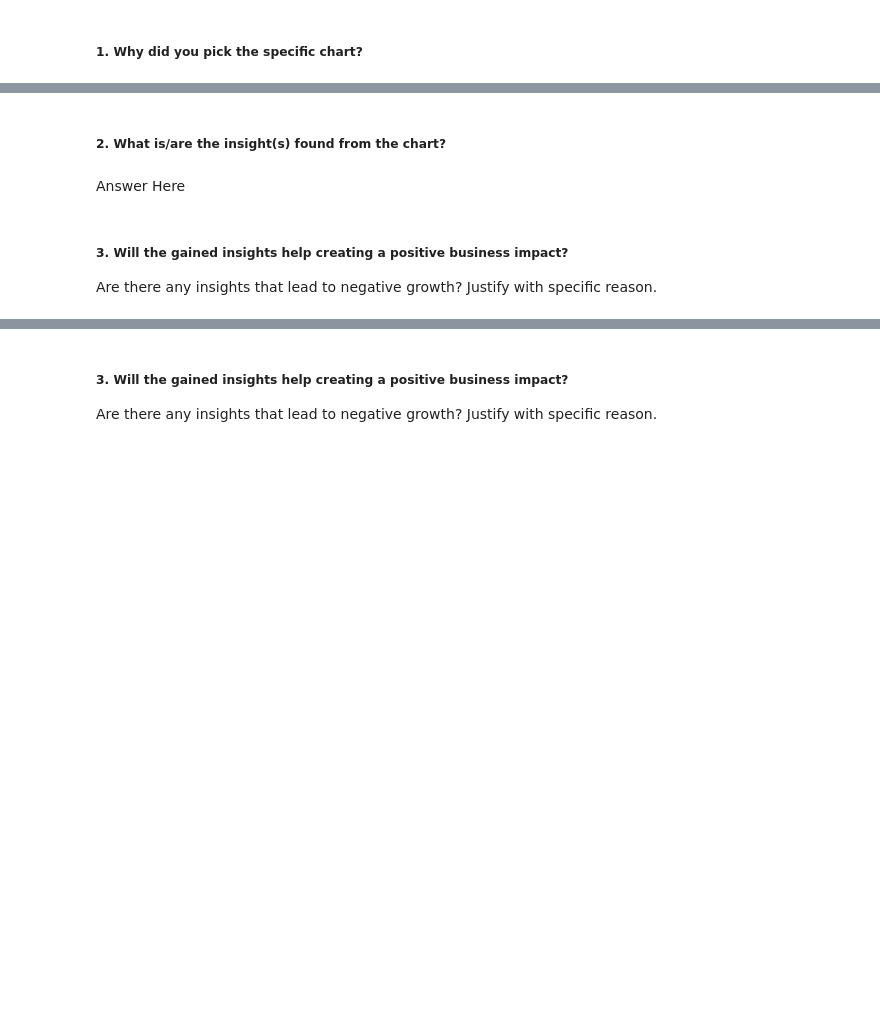
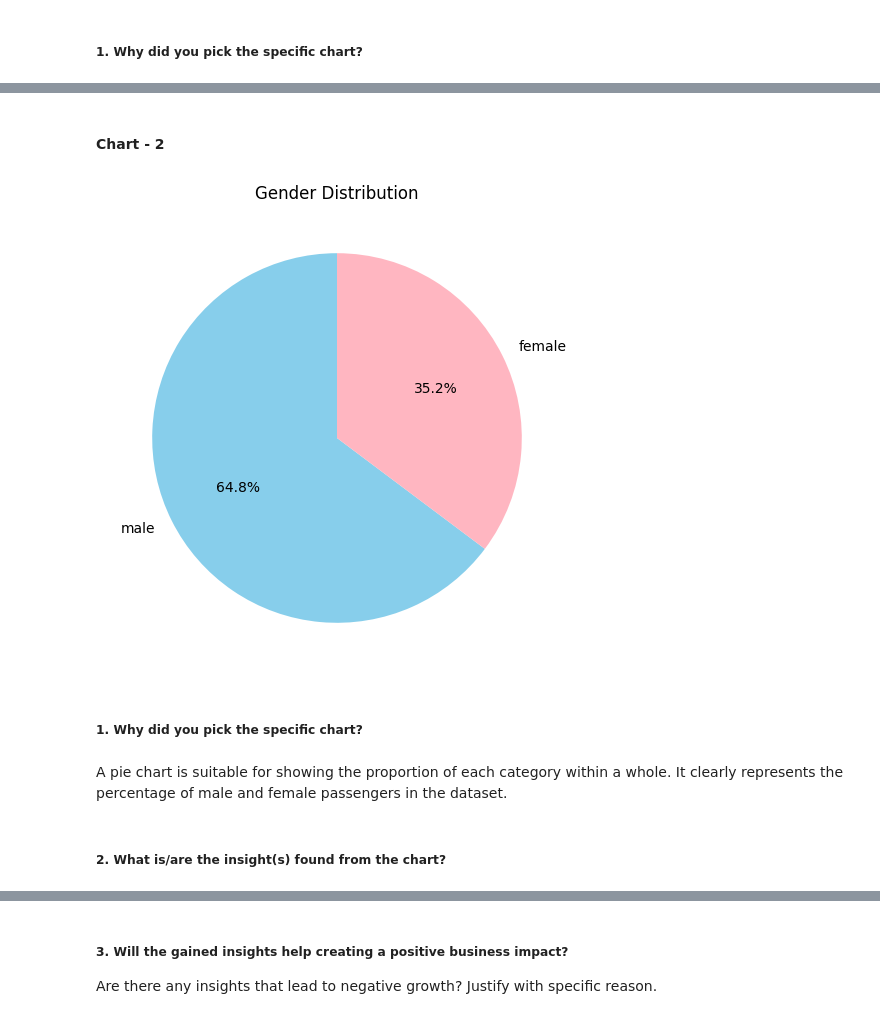
Before and after one commit to eyespydushyant/titanic-eda-analysis, a Jupyter notebook: Sample_EDA_Submission_Template.ipynb, the cells around one changed output, grey strips where cells are left out. Saved outputs shown, nothing was run; the diff lists cells and outputs as text; code cells hidden in the pictures; blank space fills up the shorter version.

```diff
--- a/Sample_EDA_Submission_Template.ipynb
+++ b/Sample_EDA_Submission_Template.ipynb
@@ -85,7 +85,7 @@ warnings.filterwarnings('ignore')
 # %%
 # Load Dataset
 
-df = pd.read_csv("/content/train.csv")
+df = pd.read_csv("/train.csv")
 # %% [markdown]
 ### Dataset First View
 # %%
@@ -342,7 +356,24 @@ Answer Here.
+# %% [markdown]
+#### Chart - 2
+# %%
+# Chart - 2 visualization code
+
+gender = df['Sex'].value_counts()
+
+plt.figure(figsize=(6,6))
+plt.pie(gender,
+        labels=gender.index,
+        autopct='%1.1f%%',
+        startangle=90,
+        colors=['skyblue','lightpink'])
+
+plt.title("Gender Distribution")
+plt.show()
+# %% [output]
+[figure, added]
+# %% [markdown]
+##### 1. Why did you pick the specific chart?
+# %% [markdown]
+A pie chart is suitable for showing the proportion of each category within a whole. It clearly represents the percentage of male and female passengers in the dataset.
 # %% [markdown]
 ##### 2. What is/are the insight(s) found from the chart?
-# %% [markdown]
-Answer Here
-# %% [markdown]
-##### 3. Will the gained insights help creating a positive business impact?
-Are there any insights that lead to negative growth? Justify with specific reason.
```
Also changed, not shown: parts of 41 cells of this notebook.
